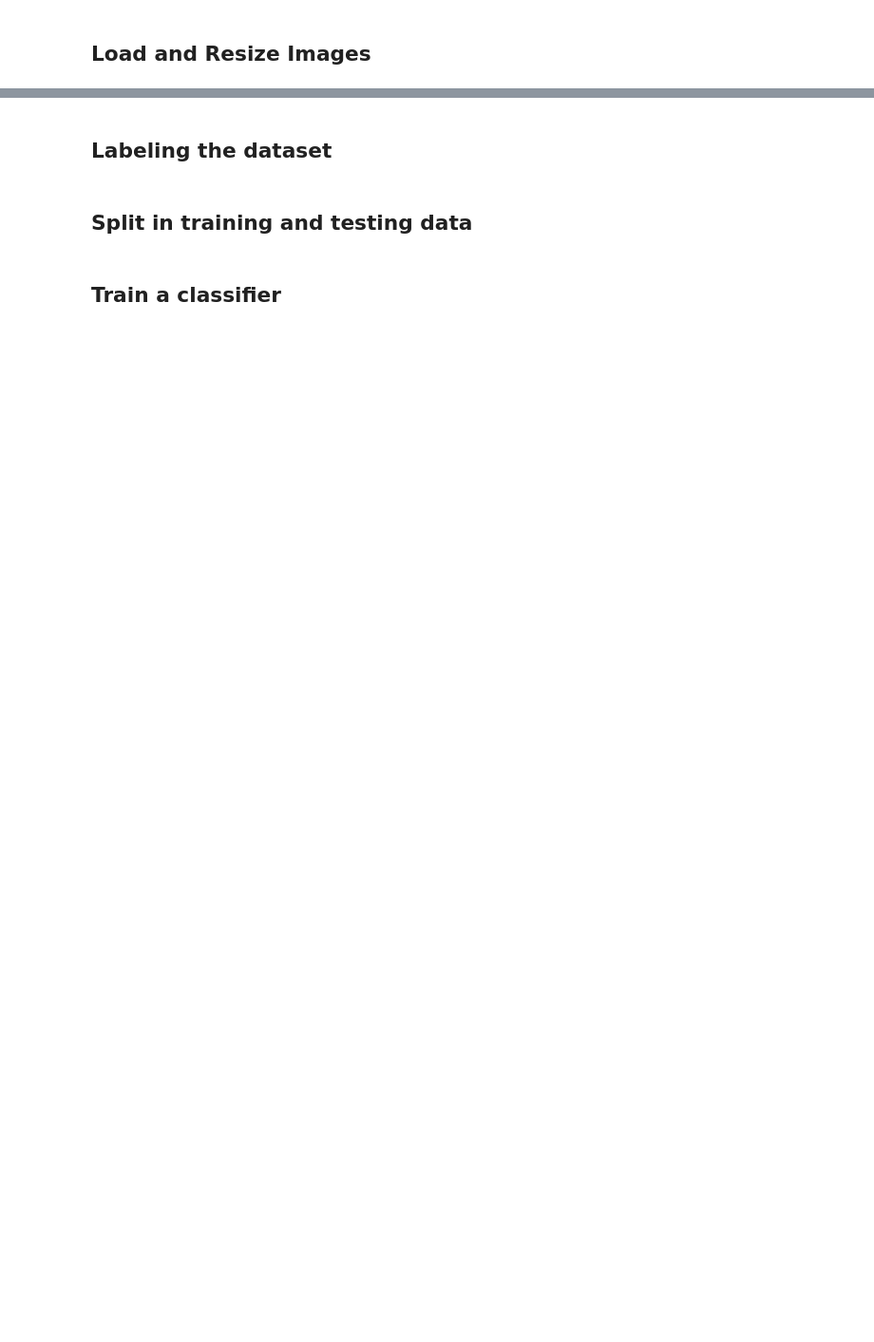
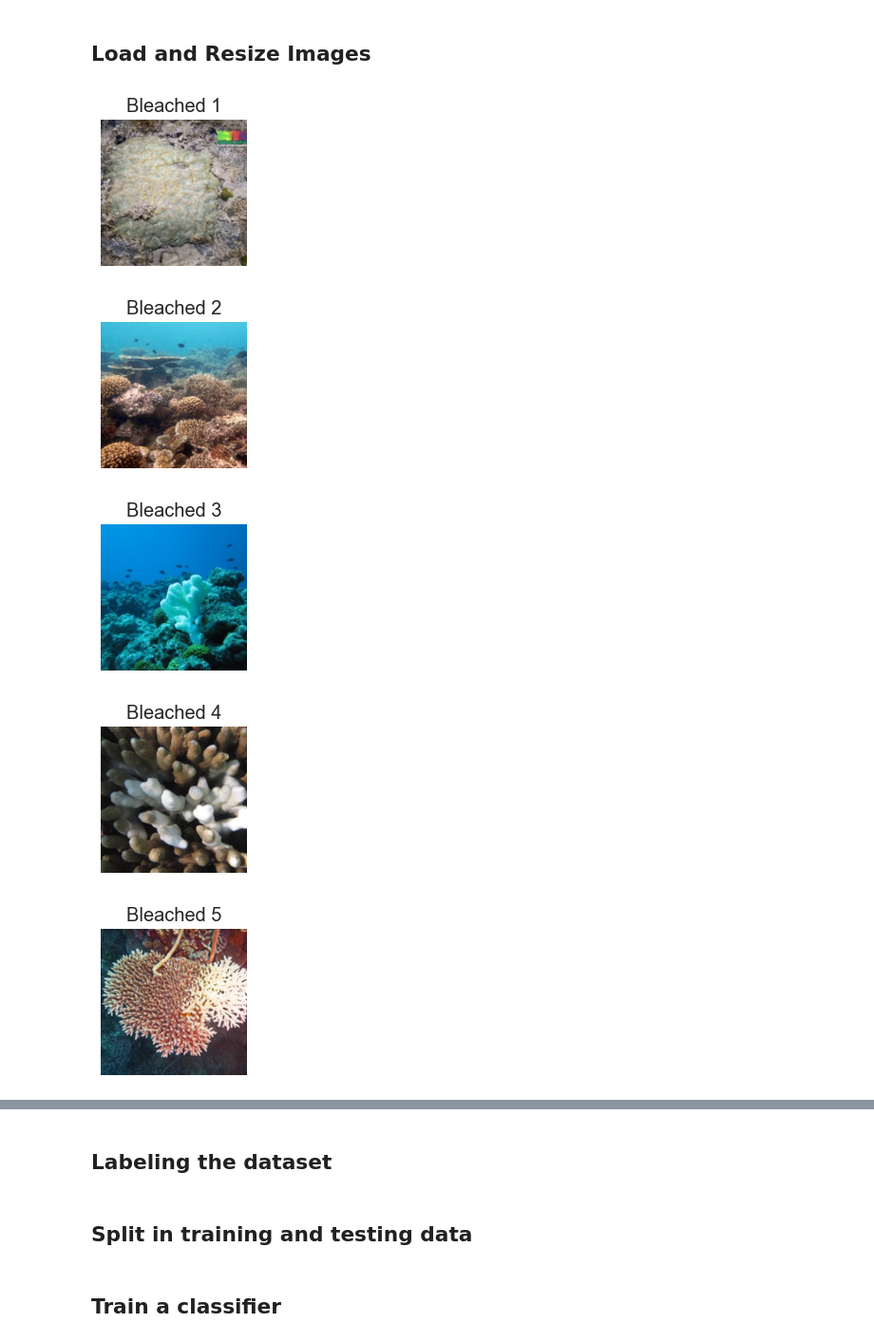
Before and after one commit to LeiTi34/Coral-Image-Classification, a Jupyter notebook: Healthy-and-Bleached-Corals-Image-Classification.ipynb, the cells around one changed output, grey strips where cells are left out. Shown at 95% size. Cells and saved outputs as stored; diff of their text form; code cells hidden in the pictures; blank space fills up the shorter version.

```diff
--- a/Healthy-and-Bleached-Corals-Image-Classification.ipynb
+++ b/Healthy-and-Bleached-Corals-Image-Classification.ipynb
@@ -112,15 +113,68 @@ Healthy Corals - Minimum Height: 169, Maximum Height: 768
 # %% [markdown]
 ## Load and Resize Images
 # %%
-def load_and_resize_images(image_paths, size=(300, 300)): # TODO: Better way to resize
+scale_width = 300
+scale_height = 300
+
+def load_and_resize_images(image_paths, size=(300, 300)):
     images = []
+    target_size = size[0]
+
     for img_path in image_paths:
         with Image.open(img_path) as img:
-            img = img.resize(size)
+            original_width, original_height = img.size
+
+            aspect_ratio = original_width / original_height
+            if aspect_ratio > 1:
+                new_height = target_size
+                new_width = int(aspect_ratio * target_size)
+            else:
+                new_width = target_size
+                new_height = int(target_size / aspect_ratio)
+
+            img = img.resize((new_width, new_height))
+
+            x_max = new_width - target_size
+            y_max = new_height - target_size
+
+            x_offset = random.randint(0, x_max) if x_max > 0 else 0
+            y_offset = random.randint(0, y_max) if y_max > 0 else 0
+
+            img = img.crop((x_offset, y_offset, x_offset + target_size, y_offset + target_size))
+
             images.append(np.array(img).flatten())
+
     return np.array(images)
 
 bleached_images = load_and_resize_images(bleached_image_paths)
 healthy_images = load_and_resize_images(healthy_image_paths)
 
+def head_images(image_series, width, height, title='Image'):
+    for i in range(5):
+        image = image_series[i]
+        if len(image) == height * width * 3:
+            # RGB image
+            reshaped_image = image.reshape((height, width, 3))
+        elif len(image) == height * width:
+            # Grayscale image
+            reshaped_image = image.reshape((height, width))
+        else:
+            raise ValueError(f"Unexpected size for image array: {len(image)}. Expected {height*width} for grayscale or {height*width*3} for RGB.")
+
+        # Plot the reshaped image
+        plt.figure(figsize=(2, 2))
+        plt.imshow(reshaped_image, cmap='gray' if len(reshaped_image.shape) == 2 else None)
+        plt.axis('off')
+        plt.title(f'{title} {i + 1}')
+        plt.show()
+
+head_images(bleached_images, scale_width, scale_height, 'Bleached')
+head_images(healthy_images, scale_width, scale_height, 'Healthy')
+
 # TODO: Test different filters on the images
+# %% [output]
+[figure, added]
+[figure, added]
+[figure, added]
+[figure, added]
+[figure, added]
```
Also changed, not shown: parts of 5 cells of this notebook.
